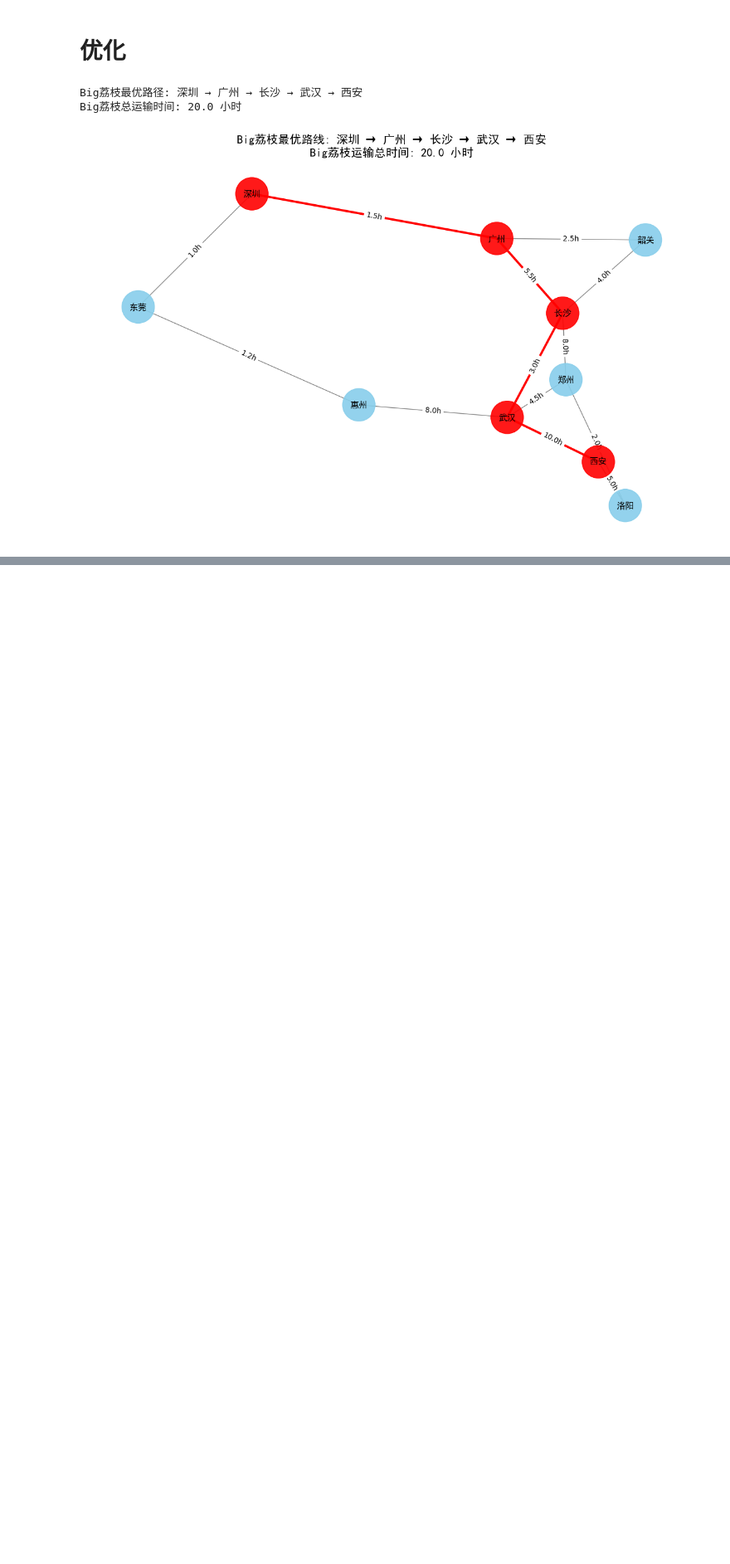
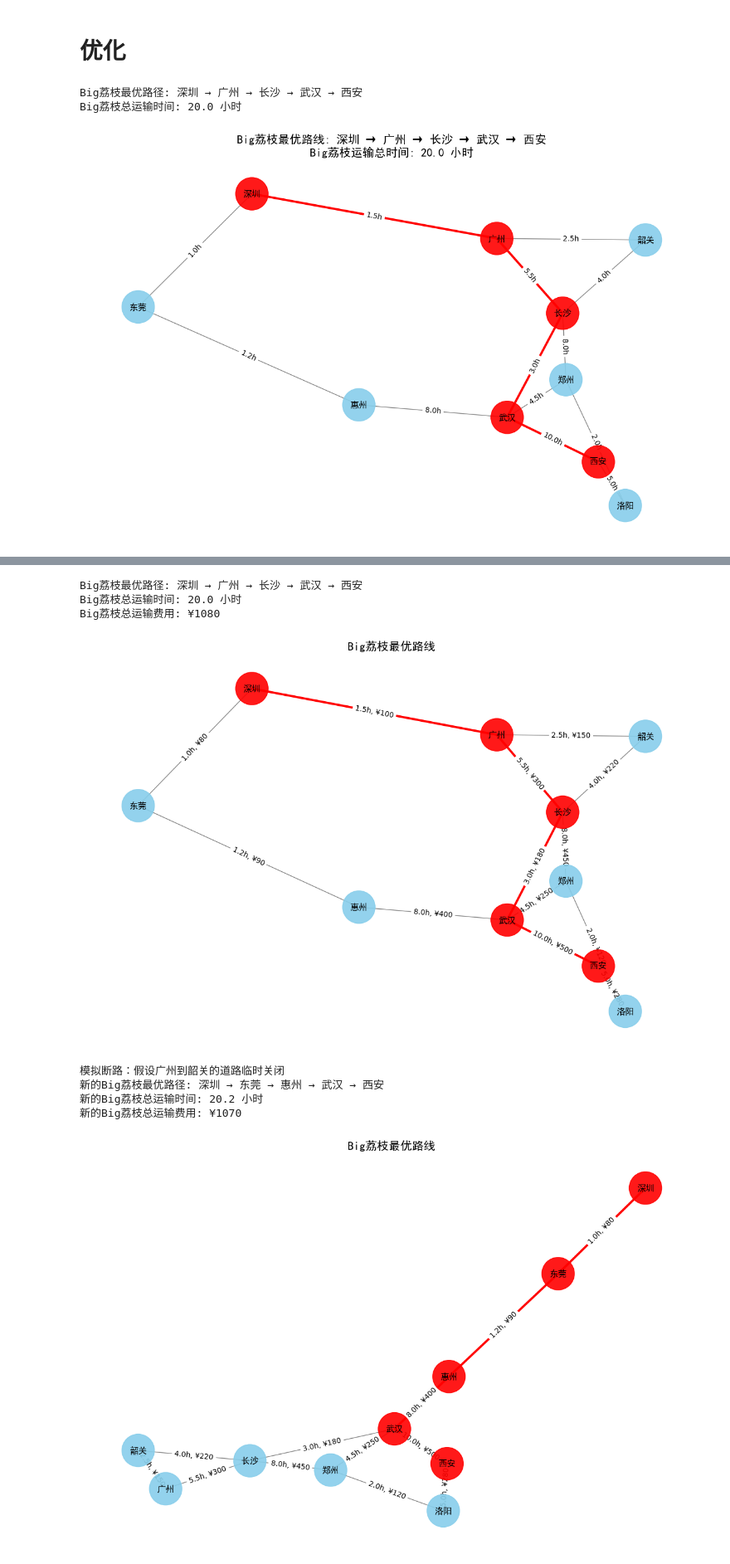
Before and after one commit to Jacksx20/LycheeTraOpt, a Jupyter notebook: TraRoutePlanning.ipynb, the cells around one changed output, grey strips where cells are left out. Shown at 83% size. Drawn from its saved outputs; the diff is of its cells as text; code cells hidden in the pictures; blank space fills up the shorter version.

```diff
--- a/TraRoutePlanning.ipynb
+++ b/TraRoutePlanning.ipynb
@@ -623,49 +623,57 @@ def visualize_graph(graph, path=None):
     nx.draw_networkx_edge_labels(G, pos, edge_labels=edge_labels, font_size=10)
 
     plt.axis('off')
-    plt.title(f"Big荔枝最优路线: {' → '.join(result['path'])}\nBig荔枝运输总时间: {result['total_time']} 小时\nBig荔枝运输总费用: {result['total_cost']}元", fontsize=16,fontfamily='SimHei')
+    plt.title(f"Big荔枝最优路线", fontsize=16,fontfamily='SimHei')
     plt.tight_layout()
     plt.show()
 
 def main():
 
     # 输出结果
     print("Big荔枝最优路径:", " → ".join(result['path']))
     print(f"Big荔枝总运输时间: {result['total_time']:.1f} 小时")
     print(f"Big荔枝总运输费用: ¥{result['total_cost']}")
-
     # 可视化结果
     visualize_graph(city_graph, result['path'])
-
-    # 进阶挑战：加入断路逻辑
-    print("\n模拟断路：假设广州到韶关的道路临时关闭")
-    modified_graph = remove_edge(city_graph.copy(), '广州', '韶关')
-
-    # 重新计算最优路径
-    new_result = dijkstra(modified_graph, '深圳', '西安')
-
-    # 输出新结果
-    print("新的Big荔枝最优路径:", " → ".join(new_result['path']))
-    print(f"新的Big荔枝总运输时间: {new_result['total_time']:.1f} 小时")
-    print(f"新的Big荔枝总运输费用: ¥{new_result['total_cost']}")
-
-    # 可视化新结果
-    visualize_graph(modified_graph, new_result['path'])
-
     # 进阶挑战：双目标优化（时间 vs 费用）
     print("\n双目标优化：")
     time_result = dijkstra(city_graph, '深圳', '西安', weight_factor=1.0)  # 只考虑时间
     cost_result = dijkstra(city_graph, '深圳', '西安', weight_factor=0.0)  # 只考虑费用
 
     print("\n最快的路径：")
     print("Big荔枝运输路径:", " → ".join(time_result['path']))
     print(f"Big荔枝总运输时间: {time_result['total_time']:.1f} 小时")
     print(f"Big荔枝总运输费用: ¥{time_result['total_cost']}")
+    visualize_graph(city_graph, time_result['path'])
 
     print("\n最省钱的路径：")
     print("Big荔枝运输路径:", " → ".join(cost_result['path']))
     print(f"Big荔枝总运输时间: {cost_result['total_time']:.1f} 小时")
     print(f"Big荔枝总运输费用: ¥{cost_result['total_cost']}")
+    visualize_graph(city_graph, cost_result['path'])
+
+    # 进阶挑战：加入断路逻辑
+    print("\n模拟断路：假设广州到韶关的道路临时关闭")
+    modified_graph = remove_edge(city_graph.copy(), '深圳', '广州')
+
+    # 重新计算最优路径
+    new_result = dijkstra(modified_graph, '深圳', '西安')
+
+    # 输出新结果
+    print("新的Big荔枝最优路径:", " → ".join(new_result['path']))
+    print(f"新的Big荔枝总运输时间: {new_result['total_time']:.1f} 小时")
+    print(f"新的Big荔枝总运输费用: ¥{new_result['total_cost']}")
+    visualize_graph(modified_graph, new_result['path'])
 
 if __name__ == "__main__":
     main()
+# %% [output]
+Big荔枝最优路径: 深圳 → 广州 → 长沙 → 武汉 → 西安
+Big荔枝总运输时间: 20.0 小时
+Big荔枝总运输费用: ¥1080
+[figure, added]
+模拟断路：假设广州到韶关的道路临时关闭
+新的Big荔枝最优路径: 深圳 → 东莞 → 惠州 → 武汉 → 西安
+新的Big荔枝总运输时间: 20.2 小时
+新的Big荔枝总运输费用: ¥1070
+[figure, added]
```
Also changed, not shown: parts of 2 cells of this notebook.
